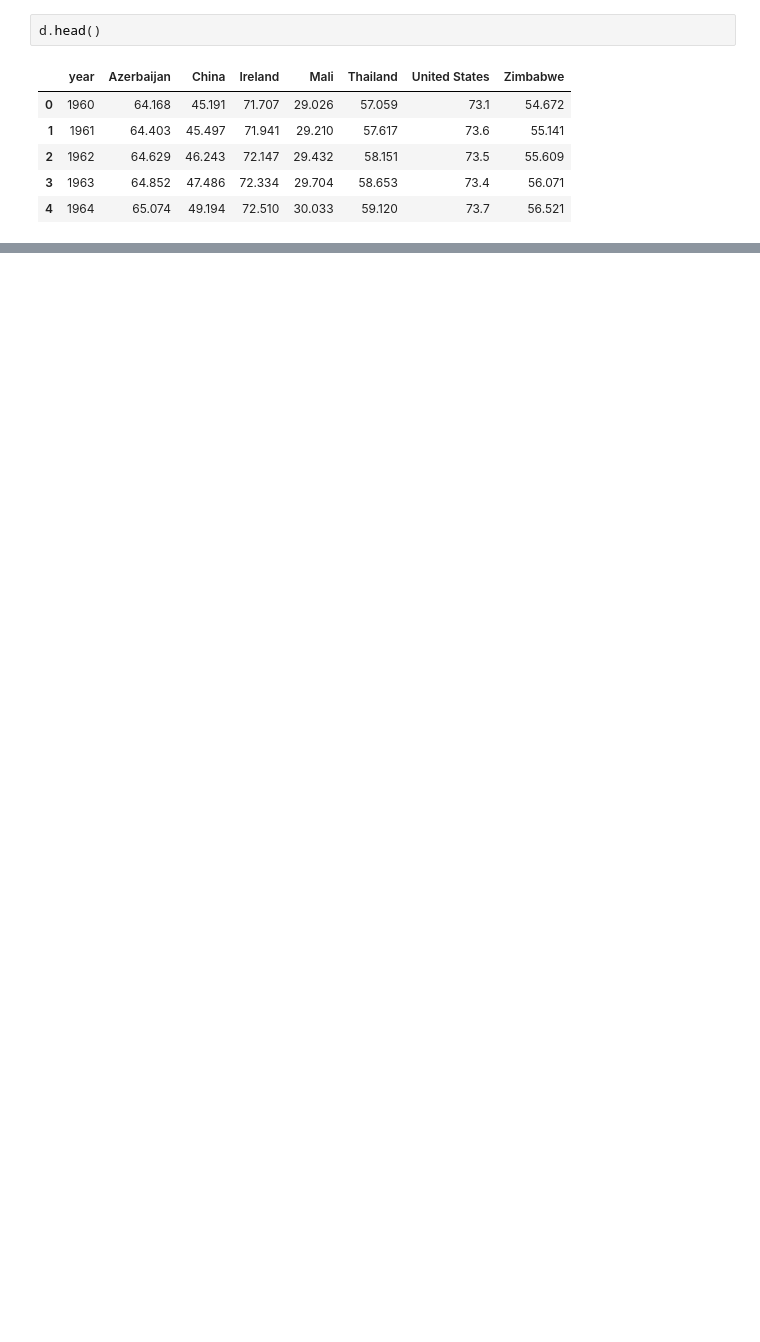
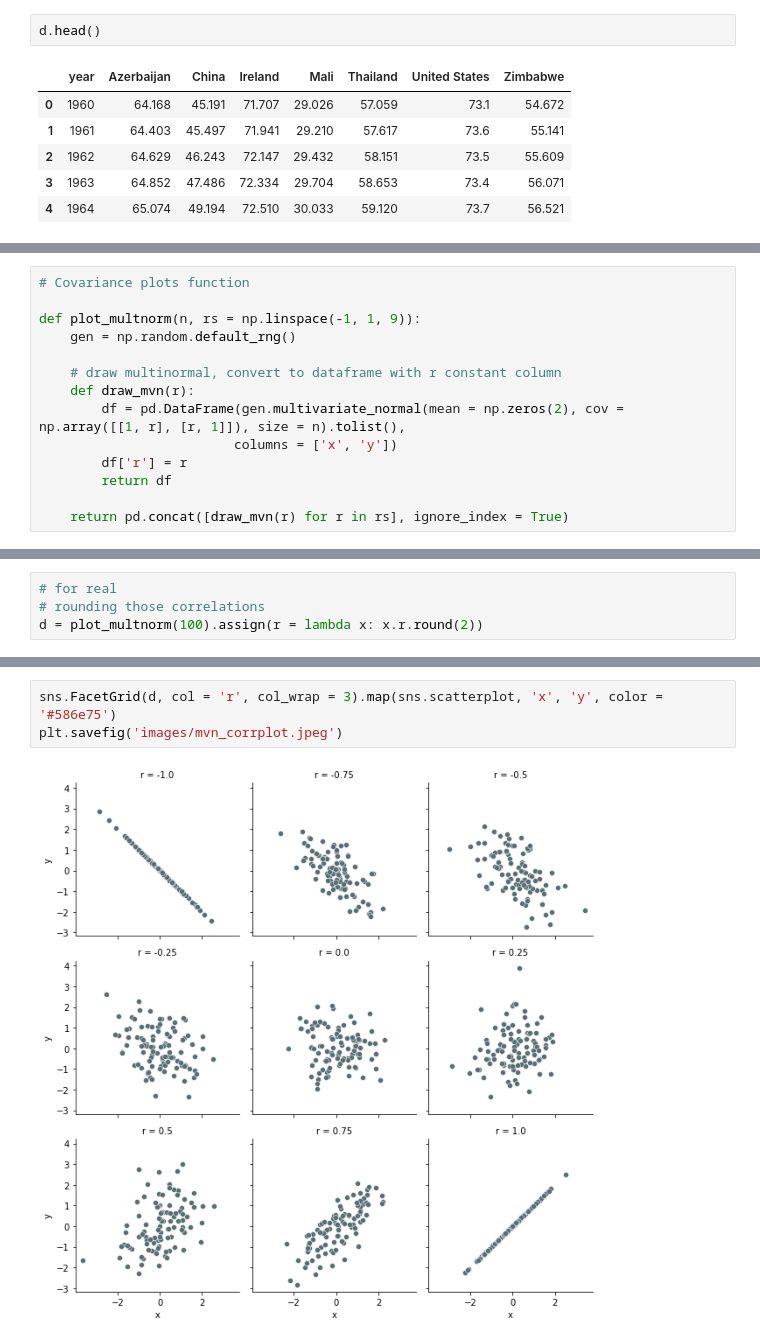
Before and after one commit to brendanrbrown/stor155_sp21, a Jupyter notebook: notebooks/wb_health.ipynb, the cells around one changed output, grey strips where cells are left out. Cells and saved outputs as stored; diff of their text form; blank space fills up the shorter version.

```diff
--- a/notebooks/wb_health.ipynb
+++ b/notebooks/wb_health.ipynb
@@ -141,0 +160,14 @@ d.drop(columns = 'year').apply(lambda x: [x[nlast] - x[0], (x[nlast] - x[0])/x[0
+# %%
+# Covariance plots function
+
+def plot_multnorm(n, rs = np.linspace(-1, 1, 9)):
+    gen = np.random.default_rng()
+
+    # draw multinormal, convert to dataframe with r constant column
+    def draw_mvn(r):
+        df = pd.DataFrame(gen.multivariate_normal(mean = np.zeros(2), cov = np.array([[1, r], [r, 1]]), size = n).tolist(),
+                         columns = ['x', 'y'])
+        df['r'] = r
+        return df
+
+    return pd.concat([draw_mvn(r) for r in rs], ignore_index = True)
@@ -141,0 +188,4 @@ d.drop(columns = 'year').apply(lambda x: [x[nlast] - x[0], (x[nlast] - x[0])/x[0
+# %%
+# for real
+# rounding those correlations
+d = plot_multnorm(100).assign(r = lambda x: x.r.round(2))
@@ -141,0 +205,5 @@ d.drop(columns = 'year').apply(lambda x: [x[nlast] - x[0], (x[nlast] - x[0])/x[0
+# %%
+sns.FacetGrid(d, col = 'r', col_wrap = 3).map(sns.scatterplot, 'x', 'y', color = '#586e75')
+plt.savefig('images/mvn_corrplot.jpeg')
+# %% [output]
+[figure, added]
```
Also changed, not shown: parts of 11 cells of this notebook, 6 other files.
